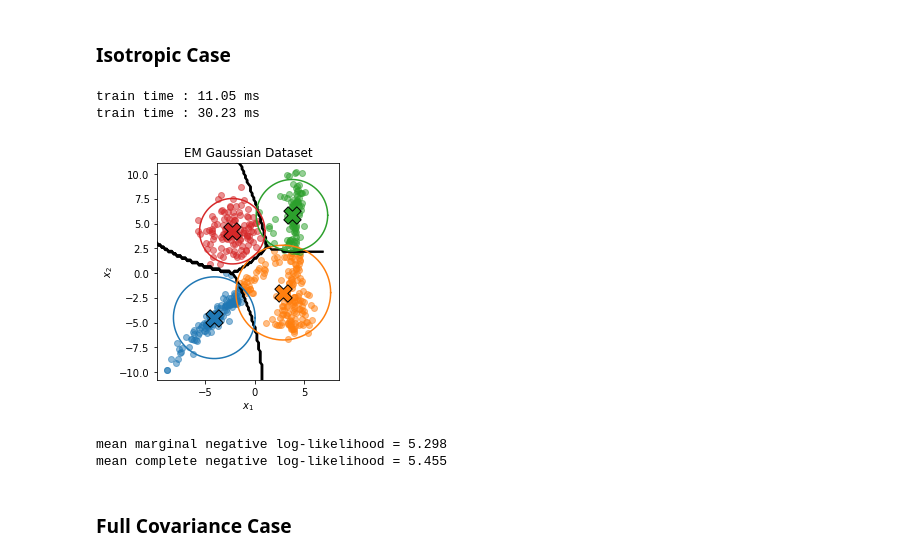
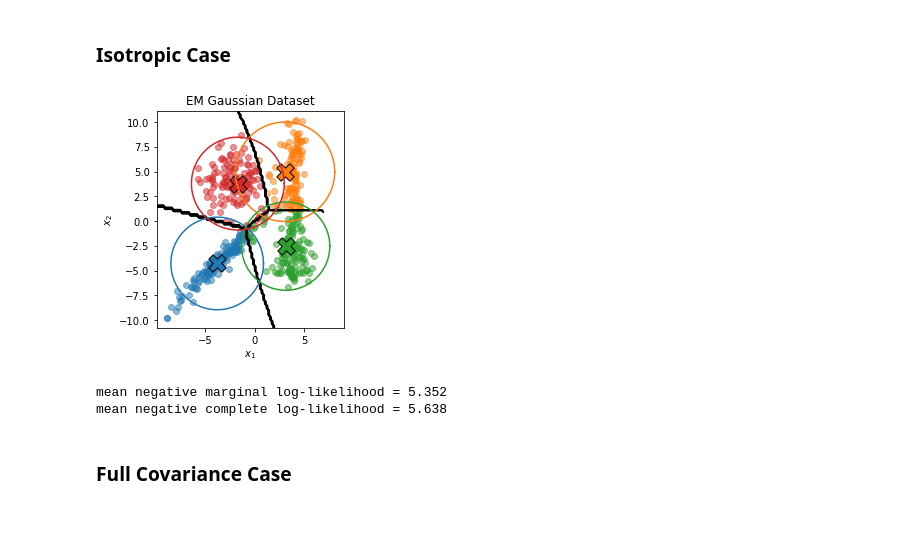
Before and after one commit to jgsimard/pgm, a Jupyter notebook: notebooks/em_and_gaussian_mixture_model.ipynb, the cells around one changed output. Cells and saved outputs as stored; diff of their text form; code cells hidden in the pictures; blank space fills up the shorter version.

```diff
--- a/notebooks/em_and_gaussian_mixture_model.ipynb
+++ b/notebooks/em_and_gaussian_mixture_model.ipynb
@@ -215,28 +222,30 @@ from src.gaussian_mixture_model import GaussianMixtureModel
 # %% [markdown]
 The dataset used for this toy example is EMGaussianDataset which consist 500 samples drawn from four 2D gaussian, with no labels, making it perfect to be modeled by a Gaussian Mixture Model.
 # %%
-dataset = EMGaussianDataset("../datasets/data/EMGaussian")
-x = dataset[0]
+x = EMGaussianDataset("../datasets/data/EMGaussian")[0]
 # %%
 plot_dataset(x)
 plt.show()
 # %% [output]
 [figure]
+# %%
+def gmm_test(covariance_type='isotropic'):
+    gaussian = partial(GaussianDistribution, covariance_type=covariance_type)
+    gmm = MixtureModel(4, distribution_type=gaussian)
+    gmm.initialize(x)
+    gmm.train(x)
+    gmm.distribution.predict = lambda a: gmm.predict(a)
+    plot_clusters_contours_ellipses(gmm.distribution, x)
+    plt.show()
+    print(f"mean negative marginal log-likelihood = {gmm.normalized_negative_marginal_log_likelihood(x):.3f}")
+    print(f"mean negative complete log-likelihood = {gmm.normalized_negative_complete_log_likelihood(x):.3f}")
 # %% [markdown]
 ### Isotropic Case
-# %%
-gmm_isotropic = GaussianMixtureModel(4, covariance="isotropic")
-gmm_isotropic.initialize(x)
-gmm_isotropic.train(x)
-plot_clusters_contours_ellipses(gmm_isotropic, x)
-plt.show()
-print(f"mean marginal negative log-likelihood = {gmm_isotropic.mean_marginal_negative_log_likelihood(x):.3f}")
-print(f"mean complete negative log-likelihood = {gmm_isotropic.mean_complete_negative_log_likelihood(x):.3f}")
-# %% [output]
-train time : 11.05 ms
-train time : 30.23 ms
-[figure, removed]
-mean marginal negative log-likelihood = 5.298
-mean complete negative log-likelihood = 5.455
+# %%
+gmm_test(covariance_type='isotropic')
+# %% [output]
+[figure, added]
+mean negative marginal log-likelihood = 5.352
+mean negative complete log-likelihood = 5.638
 # %% [markdown]
 ### Full Covariance Case
```
Also changed, not shown: parts of 5 cells of this notebook, 4 other files.
